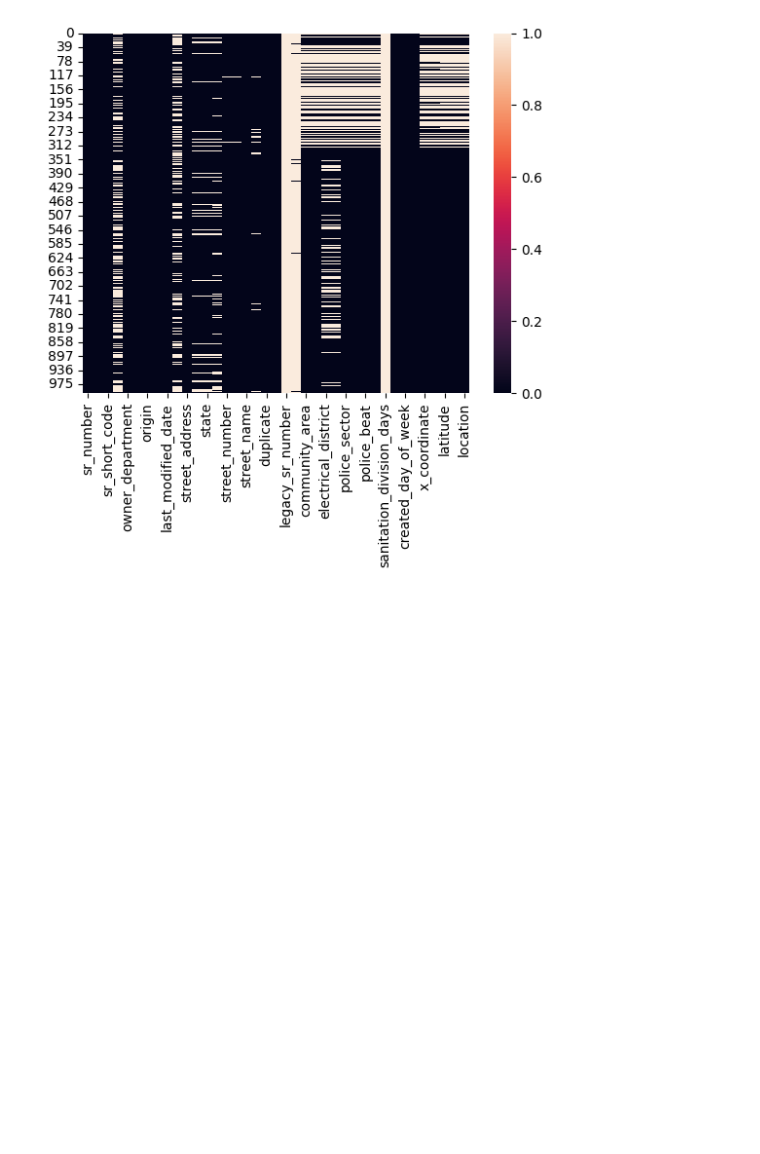
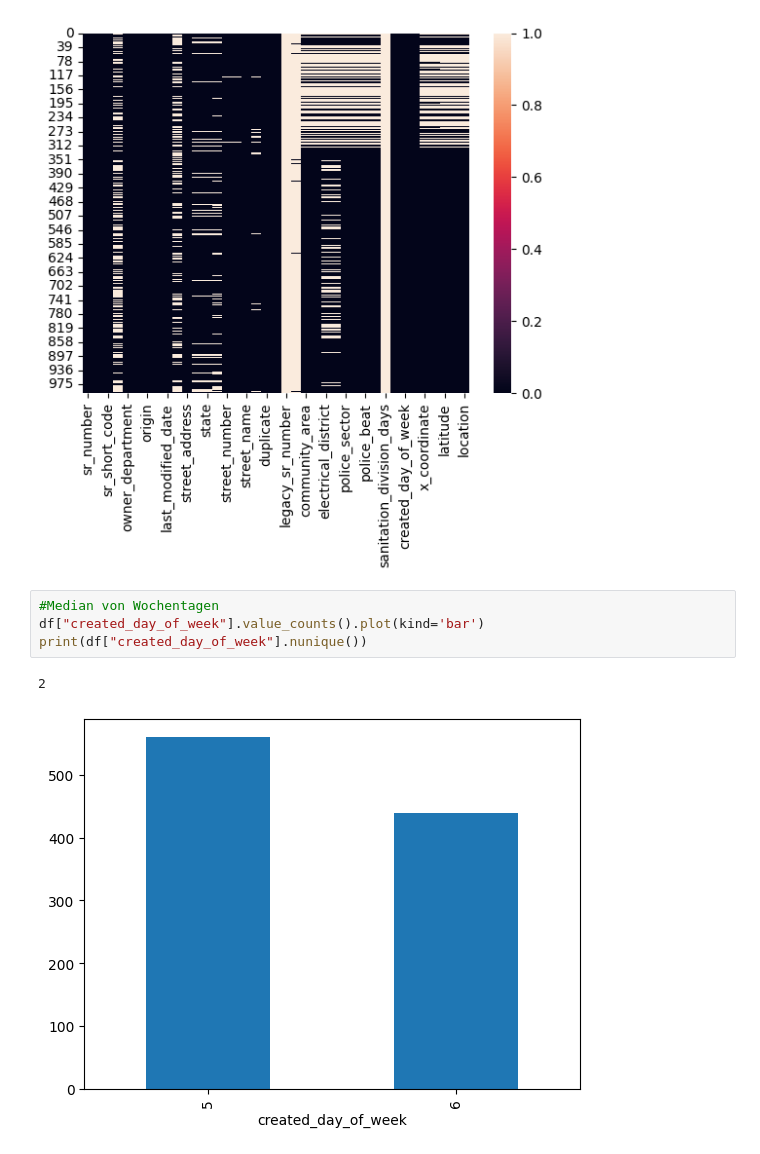
Before and after one commit to Ameowsle/Statistic-Macher, a Jupyter notebook: Datensatz_311_Chicago_SR.ipynb, the cells around one changed output. Saved outputs shown, nothing was run; the diff lists cells and outputs as text; blank space fills up the shorter version.

```diff
--- a/Datensatz_311_Chicago_SR.ipynb
+++ b/Datensatz_311_Chicago_SR.ipynb
@@ -78,3 +82,10 @@ sns.heatmap(df.isna())
 # %% [output]
 <Axes: >
 [figure]
+# %%
+#Median von Wochentagen
+df["created_day_of_week"].value_counts().plot(kind='bar')
+print(df["created_day_of_week"].nunique())
+# %% [output]
+2
+[figure, added]
```
Also changed, not shown: parts of 4 cells of this notebook.
